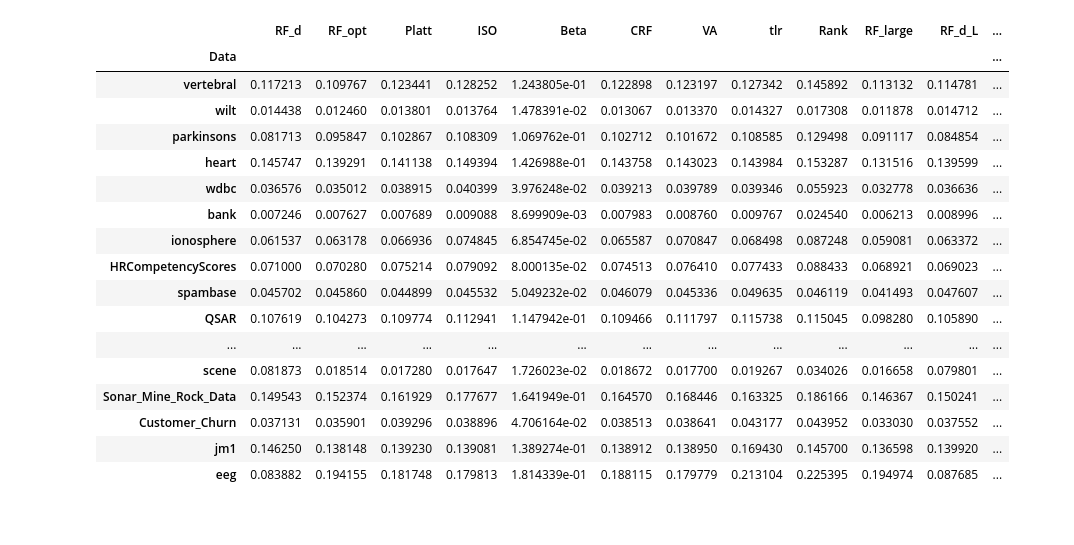
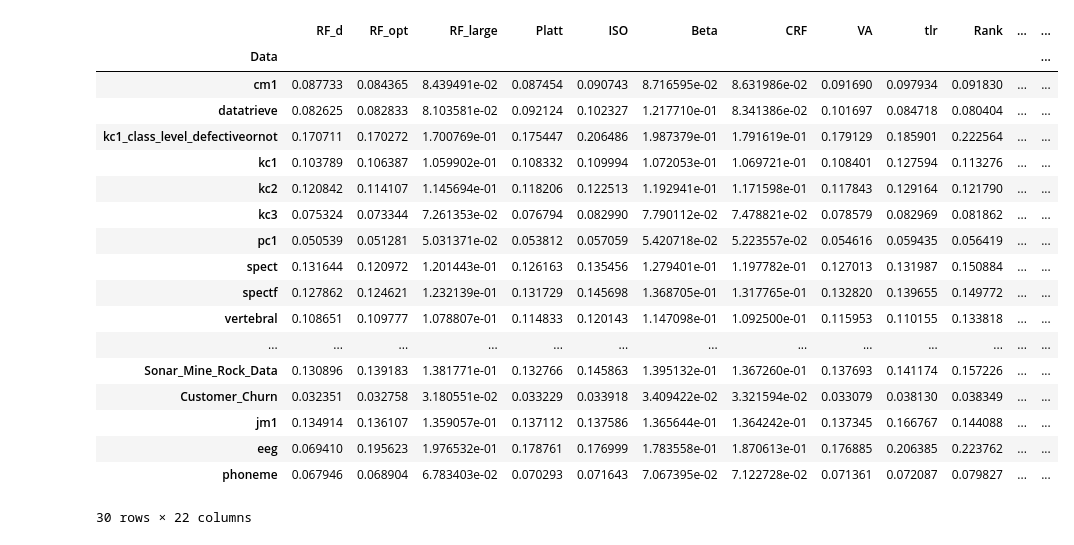
Before and after one commit to mhshaker/RF_ranking_calibration, a Jupyter notebook: Experiments/Compare_runs.ipynb, the cells around one changed output. Saved outputs shown, nothing was run; the diff lists cells and outputs as text; code cells hidden in the pictures.

```diff
--- a/Experiments/Compare_runs.ipynb
+++ b/Experiments/Compare_runs.ipynb
@@ -16,45 +16,46 @@ from scipy import stats
 main_path = './Data manipulation/results'
 # exp_names = ["1692118038_T10", "1692121657_T50", "1692130088_T100", "1692161204_O50", "1692172225_O100"] # , "1692107939_Z8T0"
 # exp_names = ["1692351821_RFseed"]
-exp_names = ["1697535775_bostrom_laplace0", "1697532962_bostrom_laplace1"]
+exp_names = ["1698037233_Paper_v2_Real30_OOB_False", "1698000930_Paper_v2_Real30_OOB_true"]
 # %%
 # to combine Calib and OOB runs in one CD plot
 tables_all = {}
 for exp in exp_names:
     path = f"{main_path}/{exp}"
     dict_data, tables, params = ct.read_results(path)
     if len(tables_all) == 0:
         tables_all = tables
     else: # combine tables
         for table_key in tables.keys():
             col_names = np.array((tables[table_key].columns))
-            col_names += "_L"
+            col_names += "_OOB"
             tables[table_key].columns = col_names
             # print(tables[table_key])
             # print(f"key {table_key} col_names", col_names)
             tables_all[table_key] = pd.concat([tables_all[table_key], tables[table_key]], axis=1)
             # print(tables_all[table_key])
 
 # tables_all = ct.add_rank_mean(tables_all)
 tables_all["brier"]
 
 # ct.res_statistics(tables_all, params["metrics"], ".")
 # %% [output]
-|  | RF_d | RF_opt | Platt | ISO | Beta | CRF | VA | tlr | Rank | RF_large | RF_d_L | ... |
+|  | RF_d | RF_opt | RF_large | Platt | ISO | Beta | CRF | VA | tlr | Rank | ... | ... |
 | Data |  |  |  |  |  |  |  |  |  |  |  | ... |
-| vertebral | 0.117213 | 0.109767 | 0.123441 | 0.128252 | 1.243805e-01 | 0.122898 | 0.123197 | 0.127342 | 0.145892 | 0.113132 | 0.114781 | ... |
-| wilt | 0.014438 | 0.012460 | 0.013801 | 0.013764 | 1.478391e-02 | 0.013067 | 0.013370 | 0.014327 | 0.017308 | 0.011878 | 0.014712 | ... |
-| parkinsons | 0.081713 | 0.095847 | 0.102867 | 0.108309 | 1.069762e-01 | 0.102712 | 0.101672 | 0.108585 | 0.129498 | 0.091117 | 0.084854 | ... |
-| heart | 0.145747 | 0.139291 | 0.141138 | 0.149394 | 1.426988e-01 | 0.143758 | 0.143023 | 0.143984 | 0.153287 | 0.131516 | 0.139599 | ... |
-| wdbc | 0.036576 | 0.035012 | 0.038915 | 0.040399 | 3.976248e-02 | 0.039213 | 0.039789 | 0.039346 | 0.055923 | 0.032778 | 0.036636 | ... |
-| bank | 0.007246 | 0.007627 | 0.007689 | 0.009088 | 8.699909e-03 | 0.007983 | 0.008760 | 0.009767 | 0.024540 | 0.006213 | 0.008996 | ... |
-| ionosphere | 0.061537 | 0.063178 | 0.066936 | 0.074845 | 6.854745e-02 | 0.065587 | 0.070847 | 0.068498 | 0.087248 | 0.059081 | 0.063372 | ... |
-| HRCompetencyScores | 0.071000 | 0.070280 | 0.075214 | 0.079092 | 8.000135e-02 | 0.074513 | 0.076410 | 0.077433 | 0.088433 | 0.068921 | 0.069023 | ... |
-| spambase | 0.045702 | 0.045860 | 0.044899 | 0.045532 | 5.049232e-02 | 0.046079 | 0.045336 | 0.049635 | 0.046119 | 0.041493 | 0.047607 | ... |
-| QSAR | 0.107619 | 0.104273 | 0.109774 | 0.112941 | 1.147942e-01 | 0.109466 | 0.111797 | 0.115738 | 0.115045 | 0.098280 | 0.105890 | ... |
+| cm1 | 0.087733 | 0.084365 | 8.439491e-02 | 0.087454 | 0.090743 | 8.716595e-02 | 8.631986e-02 | 0.091690 | 0.097934 | 0.091830 | ... | ... |
+| datatrieve | 0.082625 | 0.082833 | 8.103581e-02 | 0.092124 | 0.102327 | 1.217710e-01 | 8.341386e-02 | 0.101697 | 0.084718 | 0.080404 | ... | ... |
+| kc1_class_level_defectiveornot | 0.170711 | 0.170272 | 1.700769e-01 | 0.175447 | 0.206486 | 1.987379e-01 | 1.791619e-01 | 0.179129 | 0.185901 | 0.222564 | ... | ... |
+| kc1 | 0.103789 | 0.106387 | 1.059902e-01 | 0.108332 | 0.109994 | 1.072053e-01 | 1.069721e-01 | 0.108401 | 0.127594 | 0.113276 | ... | ... |
+| kc2 | 0.120842 | 0.114107 | 1.145694e-01 | 0.118206 | 0.122513 | 1.192941e-01 | 1.171598e-01 | 0.117843 | 0.129164 | 0.121790 | ... | ... |
+| kc3 | 0.075324 | 0.073344 | 7.261353e-02 | 0.076794 | 0.082990 | 7.790112e-02 | 7.478821e-02 | 0.078579 | 0.082969 | 0.081862 | ... | ... |
+| pc1 | 0.050539 | 0.051281 | 5.031371e-02 | 0.053812 | 0.057059 | 5.420718e-02 | 5.223557e-02 | 0.054616 | 0.059435 | 0.056419 | ... | ... |
+| spect | 0.131644 | 0.120972 | 1.201443e-01 | 0.126163 | 0.135456 | 1.279401e-01 | 1.197782e-01 | 0.127013 | 0.131987 | 0.150884 | ... | ... |
+| spectf | 0.127862 | 0.124621 | 1.232139e-01 | 0.131729 | 0.145698 | 1.368705e-01 | 1.317765e-01 | 0.132820 | 0.139655 | 0.149772 | ... | ... |
+| vertebral | 0.108651 | 0.109777 | 1.078807e-01 | 0.114833 | 0.120143 | 1.147098e-01 | 1.092500e-01 | 0.115953 | 0.110155 | 0.133818 | ... | ... |
 | ... | ... | ... | ... | ... | ... | ... | ... | ... | ... | ... | ... | ... |
-| scene | 0.081873 | 0.018514 | 0.017280 | 0.017647 | 1.726023e-02 | 0.018672 | 0.017700 | 0.019267 | 0.034026 | 0.016658 | 0.079801 | ... |
-| Sonar_Mine_Rock_Data | 0.149543 | 0.152374 | 0.161929 | 0.177677 | 1.641949e-01 | 0.164570 | 0.168446 | 0.163325 | 0.186166 | 0.146367 | 0.150241 | ... |
-| Customer_Churn | 0.037131 | 0.035901 | 0.039296 | 0.038896 | 4.706164e-02 | 0.038513 | 0.038641 | 0.043177 | 0.043952 | 0.033030 | 0.037552 | ... |
-| jm1 | 0.146250 | 0.138148 | 0.139230 | 0.139081 | 1.389274e-01 | 0.138912 | 0.138950 | 0.169430 | 0.145700 | 0.136598 | 0.139920 | ... |
-| eeg | 0.083882 | 0.194155 | 0.181748 | 0.179813 | 1.814339e-01 | 0.188115 | 0.179779 | 0.213104 | 0.225395 | 0.194974 | 0.087685 | ... |
+| Sonar_Mine_Rock_Data | 0.130896 | 0.139183 | 1.381771e-01 | 0.132766 | 0.145863 | 1.395132e-01 | 1.367260e-01 | 0.137693 | 0.141174 | 0.157226 | ... | ... |
+| Customer_Churn | 0.032351 | 0.032758 | 3.180551e-02 | 0.033229 | 0.033918 | 3.409422e-02 | 3.321594e-02 | 0.033079 | 0.038130 | 0.038349 | ... | ... |
+| jm1 | 0.134914 | 0.136107 | 1.359057e-01 | 0.137112 | 0.137586 | 1.365644e-01 | 1.364242e-01 | 0.137345 | 0.166767 | 0.144088 | ... | ... |
+| eeg | 0.069410 | 0.195623 | 1.976532e-01 | 0.178761 | 0.176999 | 1.783558e-01 | 1.870613e-01 | 0.176885 | 0.206385 | 0.223762 | ... | ... |
+| phoneme | 0.067946 | 0.068904 | 6.783403e-02 | 0.070293 | 0.071643 | 7.067395e-02 | 7.122728e-02 | 0.071361 | 0.072087 | 0.079827 | ... | ... |
+30 rows × 22 columns
```
Also changed, not shown: parts of 3 cells of this notebook.
